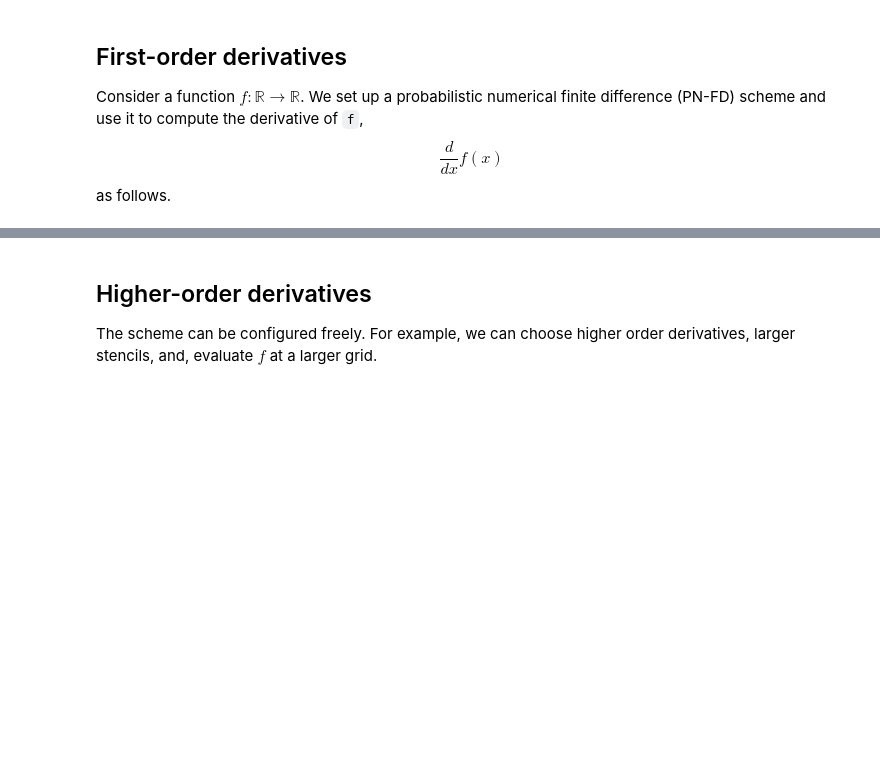
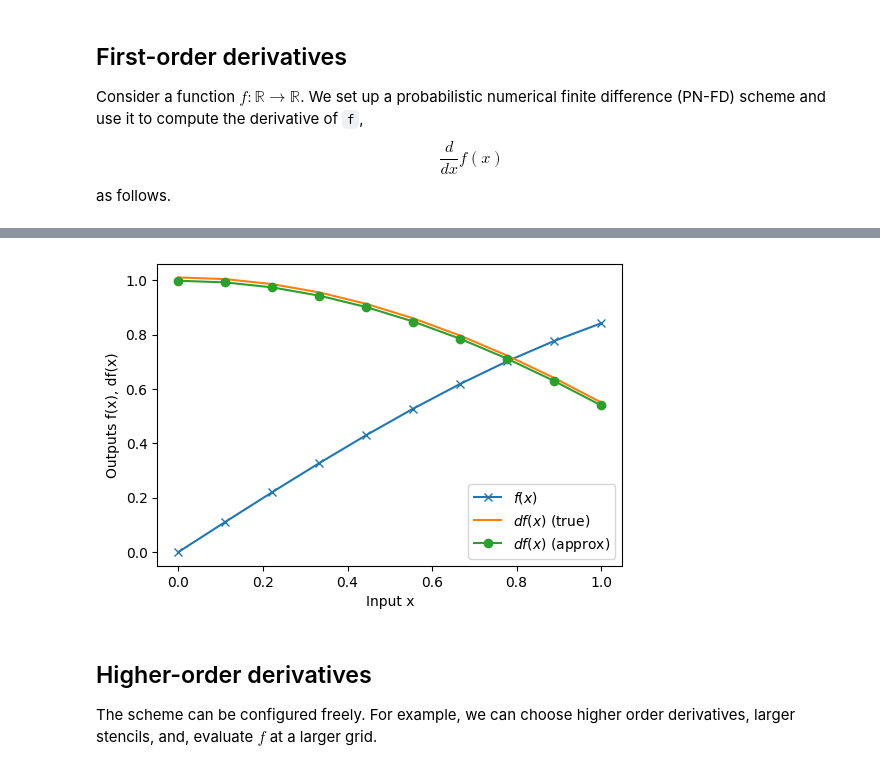
Before and after one commit to pnkraemer/probfindiff, a Jupyter notebook: docs/notebooks/getting_started/basics.ipynb, the cells around one changed output, grey strips where cells are left out. Saved outputs shown, nothing was run; the diff lists cells and outputs as text; code cells hidden in the pictures; blank space fills up the shorter version.

```diff
--- a/docs/notebooks/getting_started/basics.ipynb
+++ b/docs/notebooks/getting_started/basics.ipynb
@@ -22,15 +20,17 @@ $$
 as follows.
 # %%
 xs = jnp.linspace(0, 1, num=10)
-weights, indices = pnfindiff.coefficients.derivative(xs=xs)
+fx = jnp.sin(xs)
+
+coeffs, indices = coefficients.derivative(xs=xs)
+dfx_approx, _ = coefficients.apply(fx, coeffs=coeffs, indices=indices)
 
 
-fx = jnp.sin(xs)
 dfx_true = jnp.cos(xs)
-dfx_approx, _ = pnfindiff.coefficients.apply(fx, coeffs=weights, indices=indices)
-
 plt.plot(xs, fx, "x-", label="$f(x)$")
-plt.plot(xs, dfx_true + 0.01, "-", label="$df(x)$ (true)")  # small jitter for visibility
+plt.plot(
+    xs, dfx_true + 0.01, "-", label="$df(x)$ (true)"
+)  # small jitter for visibility
 plt.plot(xs, dfx_approx, "o-", label="$df(x)$ (approx)")
 plt.legend()
 plt.xlabel("Input x")
@@ -41,3 +41,4 @@ NameError: name 'jnp' is not defined
+[figure, added]
 # %% [markdown]
 ## Higher-order derivatives
 The scheme can be configured freely. For example, we can choose higher order derivatives, larger stencils, and, evaluate $f$ at a larger grid.
```
Also changed, not shown: parts of 4 cells of this notebook.
